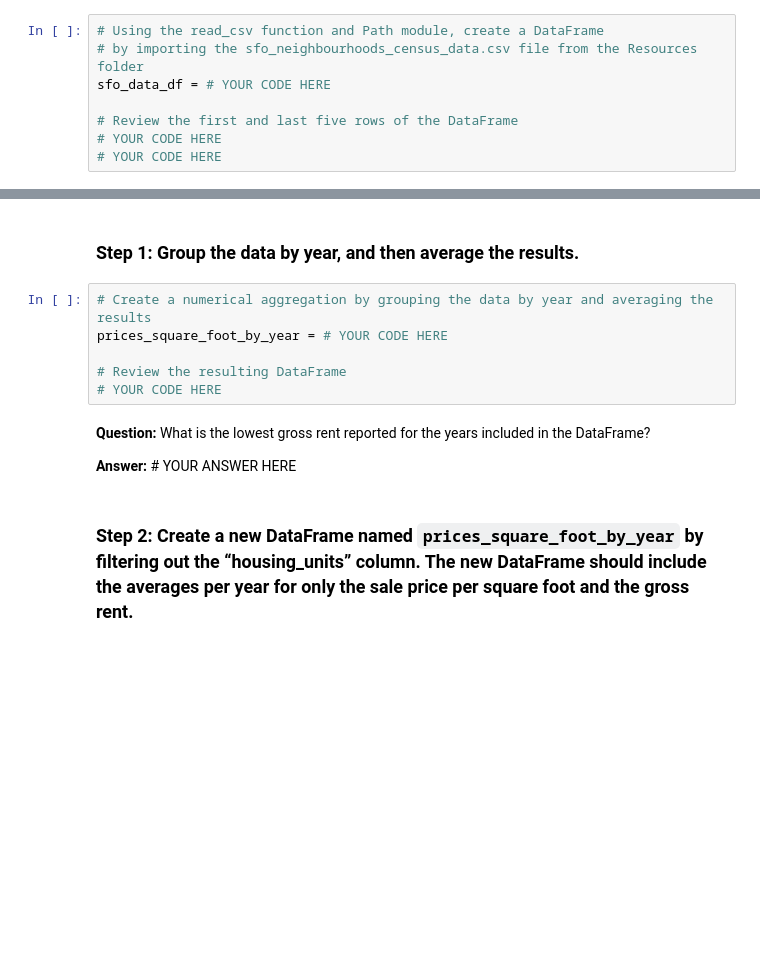
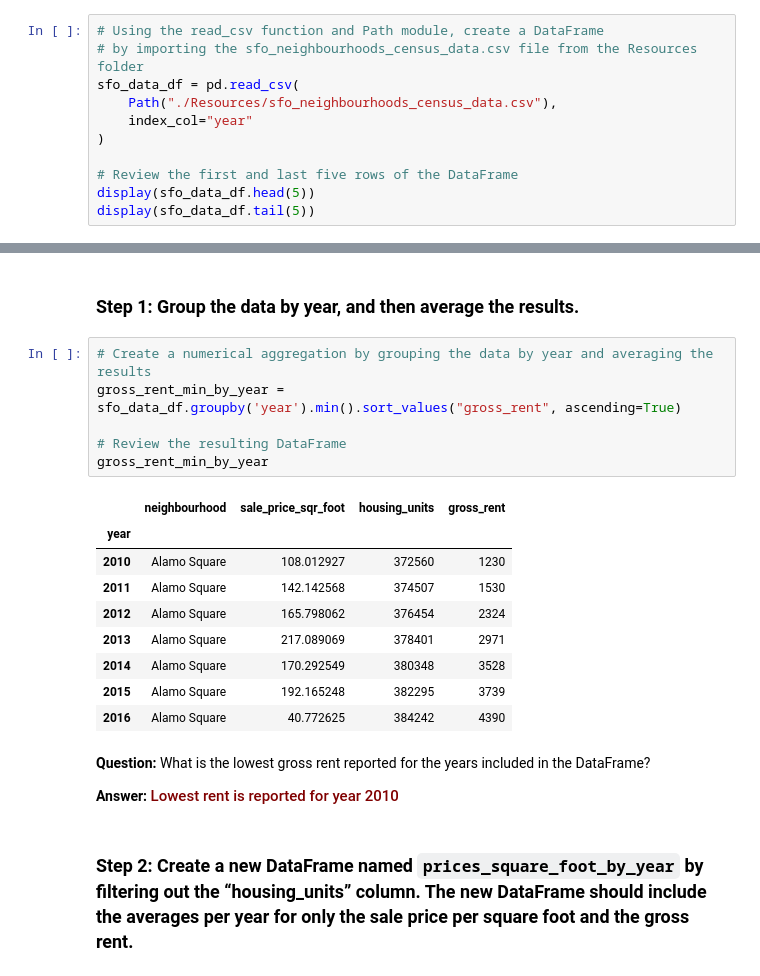
Before and after one commit to nagpalmanpreet/Proptech, a Jupyter notebook: san_francisco_housing.ipynb, the cells around one changed output, grey strips where cells are left out. Cells and saved outputs as stored; diff of their text form; blank space fills up the shorter version.

```diff
--- a/san_francisco_housing.ipynb
+++ b/san_francisco_housing.ipynb
@@ -8,8 +8,11 @@ from pathlib import Path
 # %%
 # Using the read_csv function and Path module, create a DataFrame
 # by importing the sfo_neighbourhoods_census_data.csv file from the Resources folder
-sfo_data_df = # YOUR CODE HERE
+sfo_data_df = pd.read_csv(
+    Path("./Resources/sfo_neighbourhoods_census_data.csv"),
+    index_col="year"
+)
 
 # Review the first and last five rows of the DataFrame
-# YOUR CODE HERE
-# YOUR CODE HERE
+display(sfo_data_df.head(5))
+display(sfo_data_df.tail(5))
@@ -84,14 +131,27 @@ For this part of the assignment, use numerical and visual aggregation to calcula
 ### Step 1: Group the data by year, and then average the results.
 # %%
 # Create a numerical aggregation by grouping the data by year and averaging the results
-prices_square_foot_by_year = # YOUR CODE HERE
+gross_rent_min_by_year = sfo_data_df.groupby('year').min().sort_values("gross_rent", ascending=True)
 
 # Review the resulting DataFrame
-# YOUR CODE HERE
+gross_rent_min_by_year
+# %% [output]
+|  | neighbourhood | sale_price_sqr_foot | housing_units | gross_rent |
+| year |  |  |  |  |
+| 2010 | Alamo Square | 108.012927 | 372560 | 1230 |
+| 2011 | Alamo Square | 142.142568 | 374507 | 1530 |
+| 2012 | Alamo Square | 165.798062 | 376454 | 2324 |
+| 2013 | Alamo Square | 217.089069 | 378401 | 2971 |
+| 2014 | Alamo Square | 170.292549 | 380348 | 3528 |
+| 2015 | Alamo Square | 192.165248 | 382295 | 3739 |
+| 2016 | Alamo Square | 40.772625 | 384242 | 4390 |
 # %% [markdown]
 **Question:** What is the lowest gross rent reported for the years included in the DataFrame?
 
-**Answer:** # YOUR ANSWER HERE
+**Answer:**
+<span style="color:maroon;font-weight:500;font-size:15px">
+    Lowest rent is reported for year 2010
+</span>
 # %% [markdown]
 ### Step 2: Create a new DataFrame named `prices_square_foot_by_year` by filtering out the “housing_units” column. The new DataFrame should include the averages per year for only the sale price per square foot and the gross rent.
 # %%
```
Also changed, not shown: parts of 14 cells of this notebook, 1 other file.
